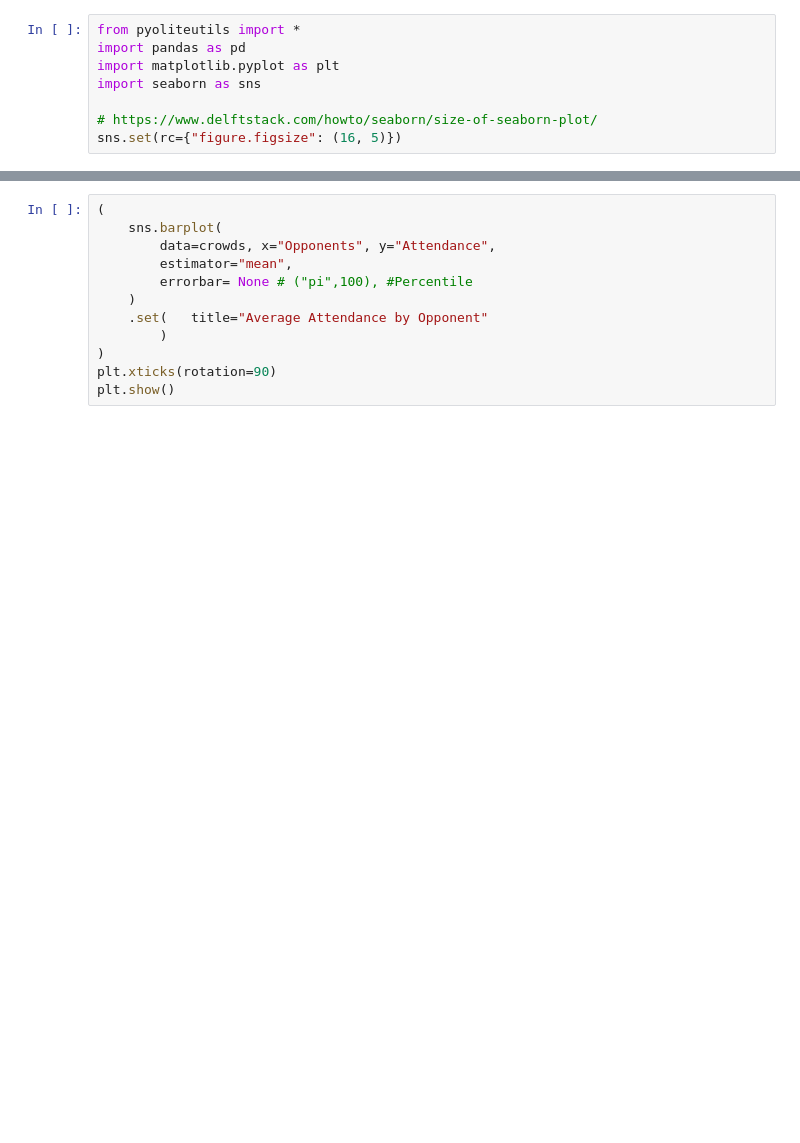
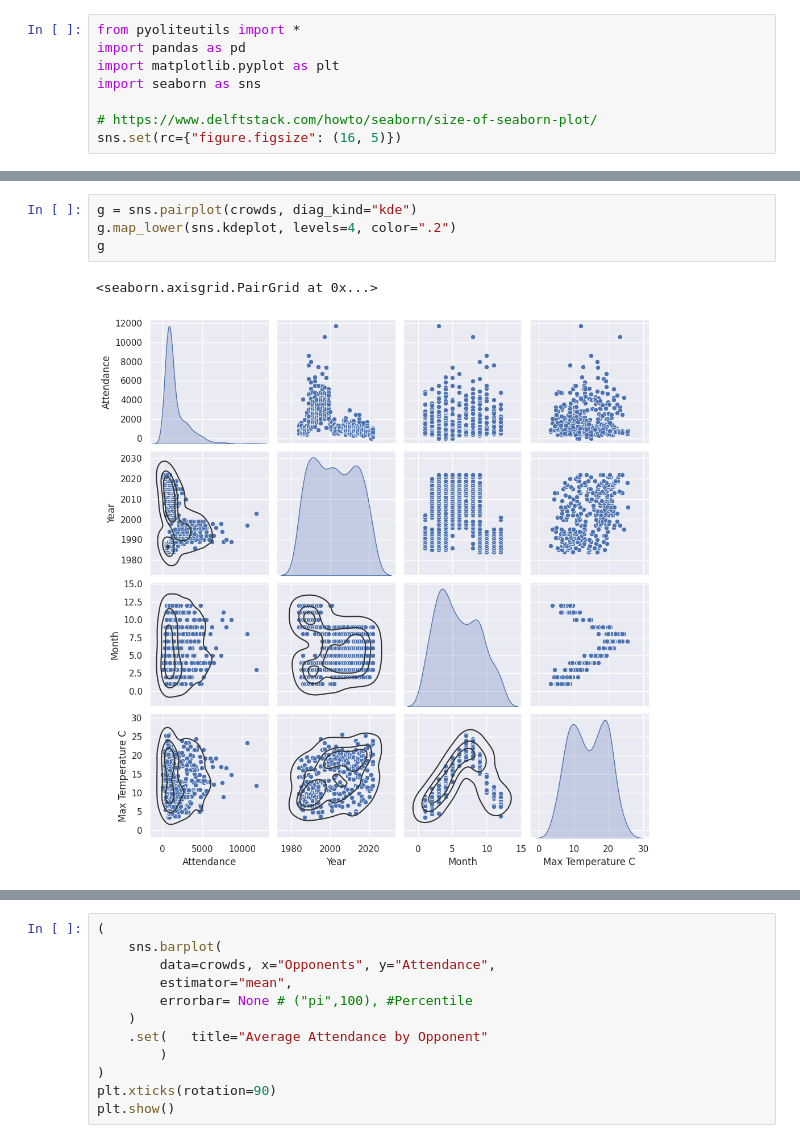
Before and after one commit to UTCSheffield/OCR-Unit-7-Data-analysis-and-design, a Jupyter notebook: content/2-4 Quantitative data analysis/Displaying Data.ipynb, the cells around one changed output, grey strips where cells are left out. Drawn from its saved outputs; the diff is of its cells as text; blank space fills up the shorter version.

```diff
--- a/content/2-4 Quantitative data analysis/Displaying Data.ipynb
+++ b/content/2-4 Quantitative data analysis/Displaying Data.ipynb
@@ -28,0 +49,7 @@ crowds
+# %%
+g = sns.pairplot(crowds, diag_kind="kde")
+g.map_lower(sns.kdeplot, levels=4, color=".2")
+g
+# %% [output]
+<seaborn.axisgrid.PairGrid at 0x...>
+[figure, added]
```
Also changed, not shown: parts of 7 cells of this notebook.
